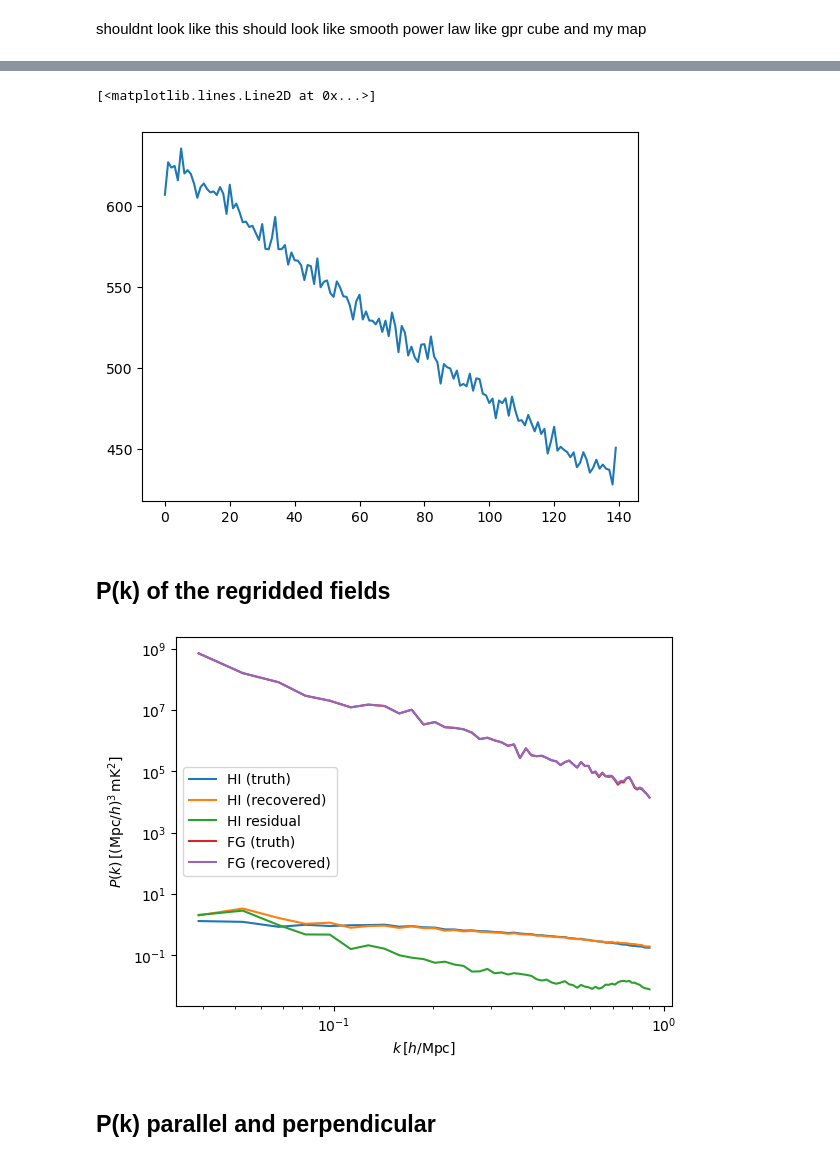
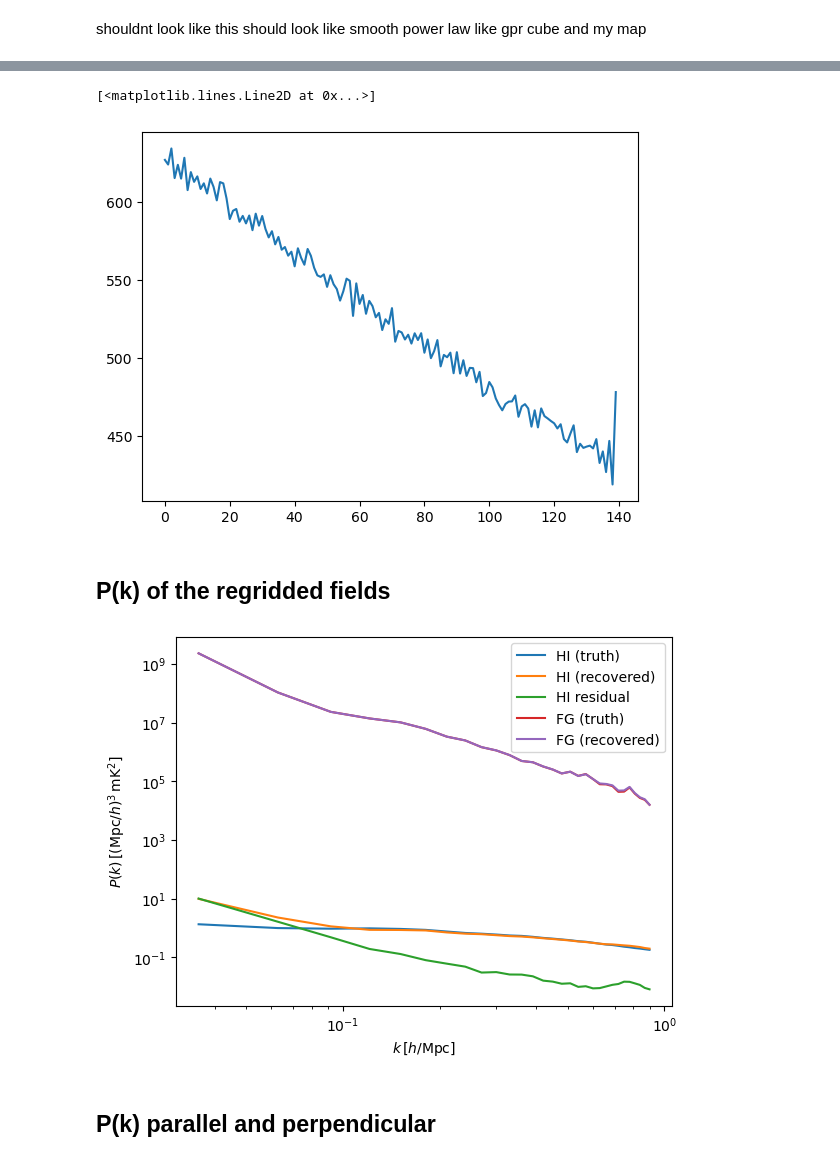
Before and after one commit to urwa99/SMICA_Paper, a Jupyter notebook: Notebooks_1/gridimp_cartesian_cube.ipynb, the cells around one changed output, grey strips where cells are left out. Drawn from its saved outputs; the diff is of its cells as text; code cells hidden in the pictures.

```diff
--- a/Notebooks_1/gridimp_cartesian_cube.ipynb
+++ b/Notebooks_1/gridimp_cartesian_cube.ipynb
@@ -98,8 +98,10 @@ hi    = np.load(f"{input_path}/rotated_hi_1042_1183.npy")[:-1]     # mK, celesti
 fgds  = np.load(f"{input_path}/rotated_fgds_1042_1183.npy")[:-1]   # mK, celestial
 noise = np.load(f"{input_path}/rotated_noise_1042_1183.npy")[:-1]  # celestial (unit scaling not addressed here, see SMICA.ipynb)
 
-hi_recovered    = np.load(f"{input_path}/hi_smica_recovered_1042_1183.npy")     # mK, celestial
-fgds_recovered  = np.load(f"{input_path}/fg_smica_recovered_1042_1183.npy")   # mK, celestial
+# hi_recovered    = np.load(f"{input_path}/hi_smica_recovered_1042_1183.npy")     # mK, celestial
+# fgds_recovered  = np.load(f"{input_path}/fg_smica_recovered_1042_1183.npy")   # mK, celestial
+hi_recovered    = np.load(f"{input_path}/hi_smica_8bins.npy")     # mK, celestial
+fgds_recovered  = np.load(f"{input_path}/fg_smica_8bins.npy")   # mK, celestial
 
 dirty = hi + fgds + noise  # HI + foregrounds + noise: the "observed" cube to be cleaned downstream
 
@@ -431,5 +429,5 @@ plt.colorbar()
 plt.plot(fgds_recovered_cube[0,0,:])
 # %% [output]
 [<matplotlib.lines.Line2D at 0x...>]
-[figure, old version]
+[figure, new version]
 # %%
@@ -447,36 +445,36 @@ np.save(f"{cartesian_path}/fgds_recovered_cube.npy", fgds_recovered_cube)
 # %%
 nyq = np.min([nx * np.pi / lx, ny * np.pi / ly, nz * np.pi / lz]) #nyquist
 kmax = 1.2 * nyq
-kmin = 4 * np.pi / np.max([lx, ly, lz])
-deltak = kmin / 2
+kmin = 2 * np.pi / np.max([lx, ly, lz])  # match kbins_par/kbins_perp's fundamental-mode convention (2*pi/L, not 4*pi/L)
+deltak = 2 * kmin # / 2
 kbins = np.arange(kmin, kmax, deltak)
 
 Pk_hi, k, nmodes = power.Pk(hi_cube, dims_fft, kbins, w1=W_fft, W1=W_fft)
 Pk_hi_recovered, _, _ = power.Pk(hi_recovered_cube, dims_fft, kbins, w1=W_fft, W1=W_fft)
 Pk_dirty, _, _ = power.Pk(dirty_cube, dims_fft, kbins, w1=W_fft, W1=W_fft)
 Pk_fgds, _, _ = power.Pk(fg_cube, dims_fft, kbins, w1=W_fft, W1=W_fft)
 Pk_fgds_recovered, _, _ = power.Pk(fgds_recovered_cube, dims_fft, kbins, w1=W_fft, W1=W_fft)
 
 Pk_residucal,_,_=power.Pk(hi_cube-hi_recovered_cube,dims_fft,kbins,w1=W_fft,W1=W_fft)
 
 
 # np.savez(f"{input_path}/Pk_hi_with_k.npz", k=k, Pk_hi=Pk_hi, nmodes=nmodes)
 # np.savez(f"{input_path}/Pk_dirty_with_k.npz", k=k, Pk_dirty=Pk_dirty, nmodes=nmodes)
 # np.savez(f"{input_path}/Pk_fgds_with_k.npz", k=k, Pk_fgds=Pk_fgds, nmodes=nmodes)
 # print(f"Saved k and P(k) to {input_path}")
 
 plt.plot(k, Pk_hi, label='HI (truth)')
 plt.plot(k, Pk_hi_recovered, label='HI (recovered)')
 plt.plot(k, Pk_residucal, label='HI residual')
 # plt.loglog(k, Pk_dirty, label='Dirty (HI + FG + noise)')
 plt.loglog(k, Pk_fgds, label='FG (truth)')
 plt.loglog(k, Pk_fgds_recovered, label='FG (recovered)')
 plt.xlabel(r'$k\,[h/{\rm Mpc}]$')
 plt.ylabel(r'$P(k)\,[({\rm Mpc}/h)^3\,{\rm mK}^2]$')
 plt.legend()
 plt.show()
 # %% [output]
-[figure, old version]
+[figure, new version]
 # %% [markdown]
 ## P(k) parallel and perpendicular
 # %%
```
Also changed, not shown: parts of 22 cells of this notebook.
